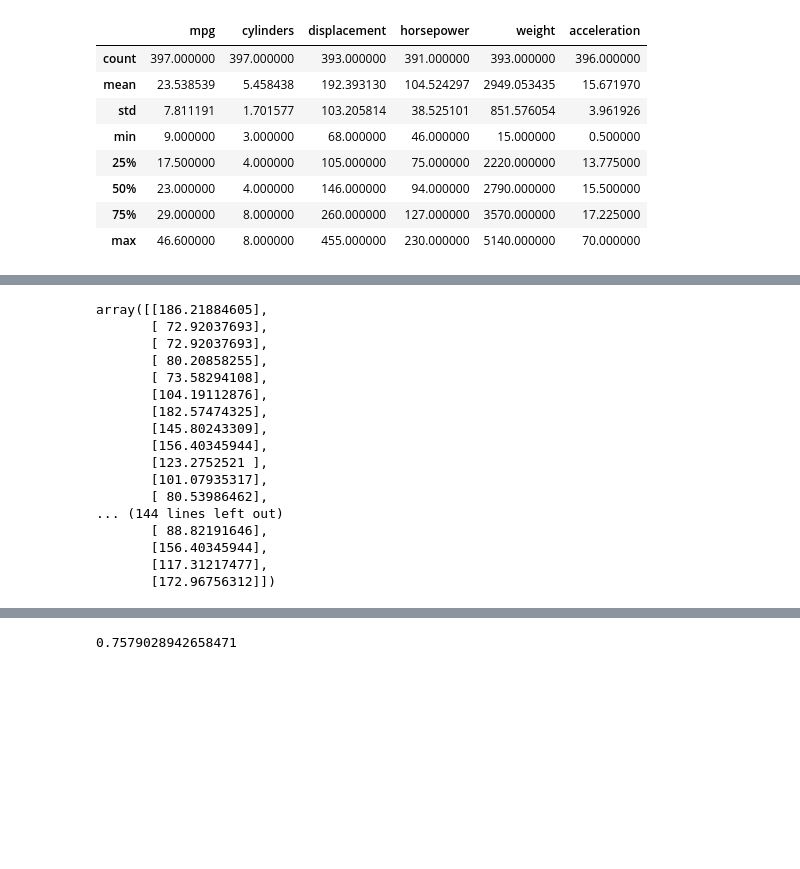
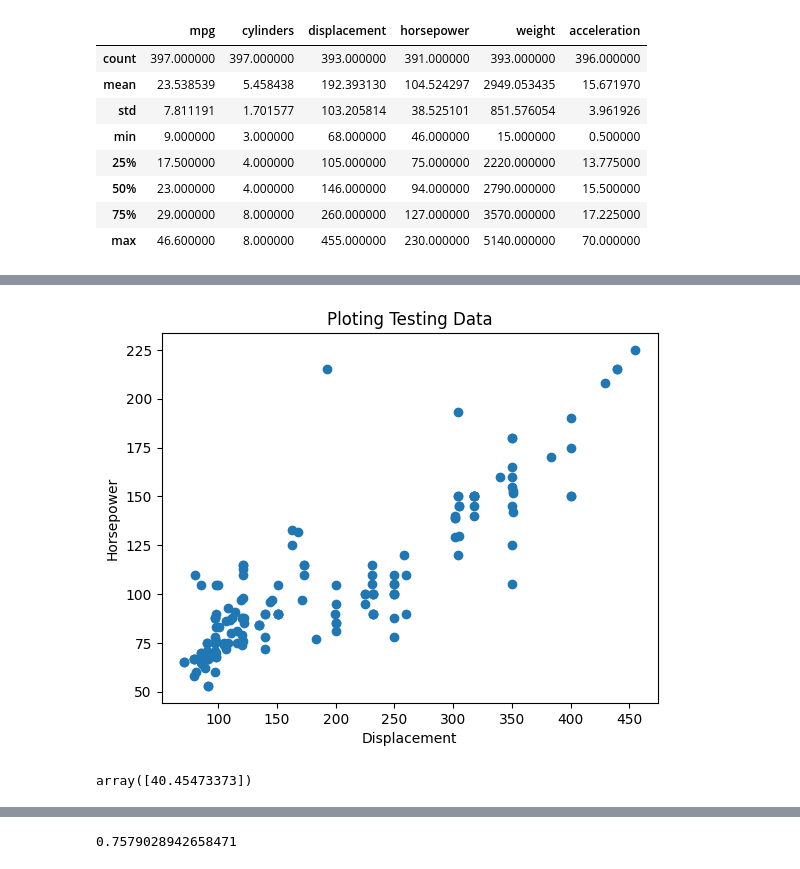
Before and after one commit to nayanraut1412/ML_Practicals, a Jupyter notebook: Practical_3/nayan_exp-3.ipynb, the cells around one changed output, grey strips where cells are left out. Saved outputs shown, nothing was run; the diff lists cells and outputs as text; code cells hidden in the pictures; blank space fills up the shorter version.

```diff
--- a/Practical_3/nayan_exp-3.ipynb
+++ b/Practical_3/nayan_exp-3.ipynb
@@ -117,25 +119,23 @@ plt.scatter(X_test,Y_test)
+# %%
+#plotting Testing data on graph
+
+# naming the x axis
+plt.xlabel('Displacement')
+# naming the y axis
+plt.ylabel('Horsepower')
+# giving a title to graph
+plt.title('Ploting Testing Data')
+#plotting X & Y data on graph
+plt.scatter(X_test,Y_test)
+plt.show()
+# %% [output]
+[figure, added]
 # %%
 from sklearn import linear_model
 lr = linear_model.LinearRegression()
 lr.fit(X_train,Y_train)
-Y_pred = lr.predict(X_test)
-Y_pred
-#plt.scatter(X_train,Y_train)
+
+intercept=lr.intercept_
+intercept
 # %% [output]
-array([[186.21884605],
-       [ 72.92037693],
-       [ 72.92037693],
-       [ 80.20858255],
-       [ 73.58294108],
-       [104.19112876],
-       [182.57474325],
-       [145.80243309],
-       [156.40345944],
-       [123.2752521 ],
-       [101.07935317],
-       [ 80.53986462],
-... (144 lines left out)
-       [ 88.82191646],
-       [156.40345944],
-       [117.31217477],
-       [172.96756312]])
+array([40.45473373])
```
Also changed, not shown: parts of 56 cells of this notebook, 1 other file.
